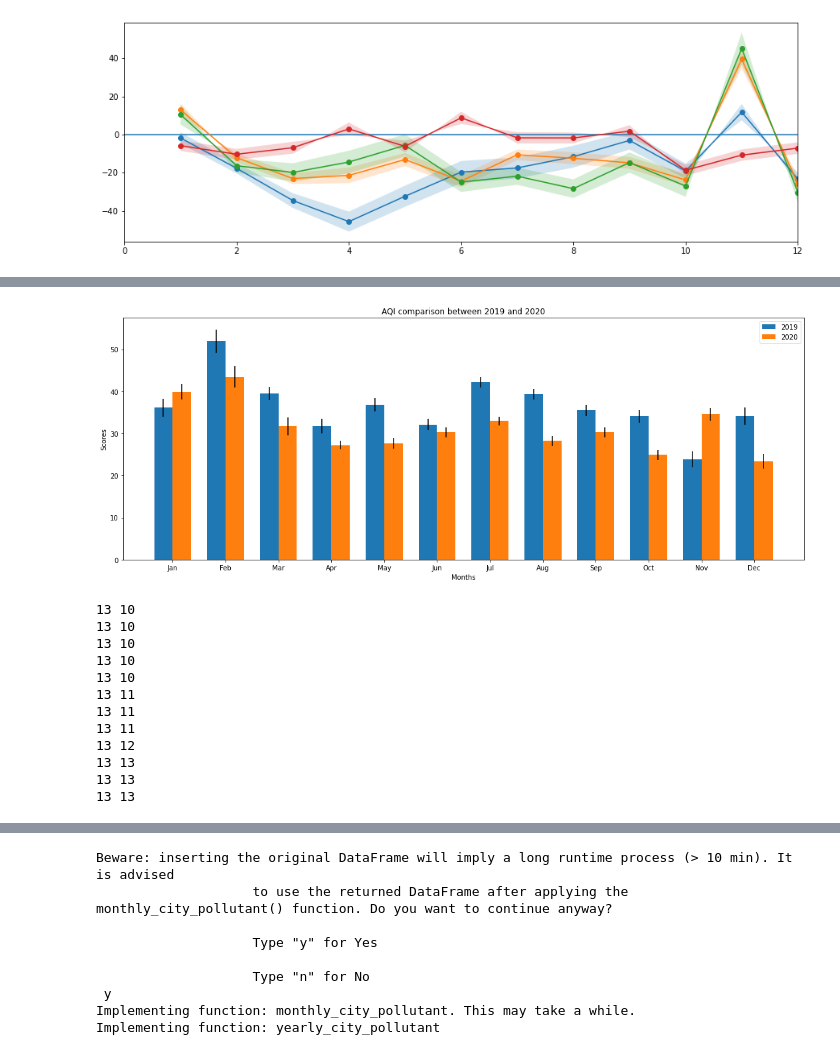
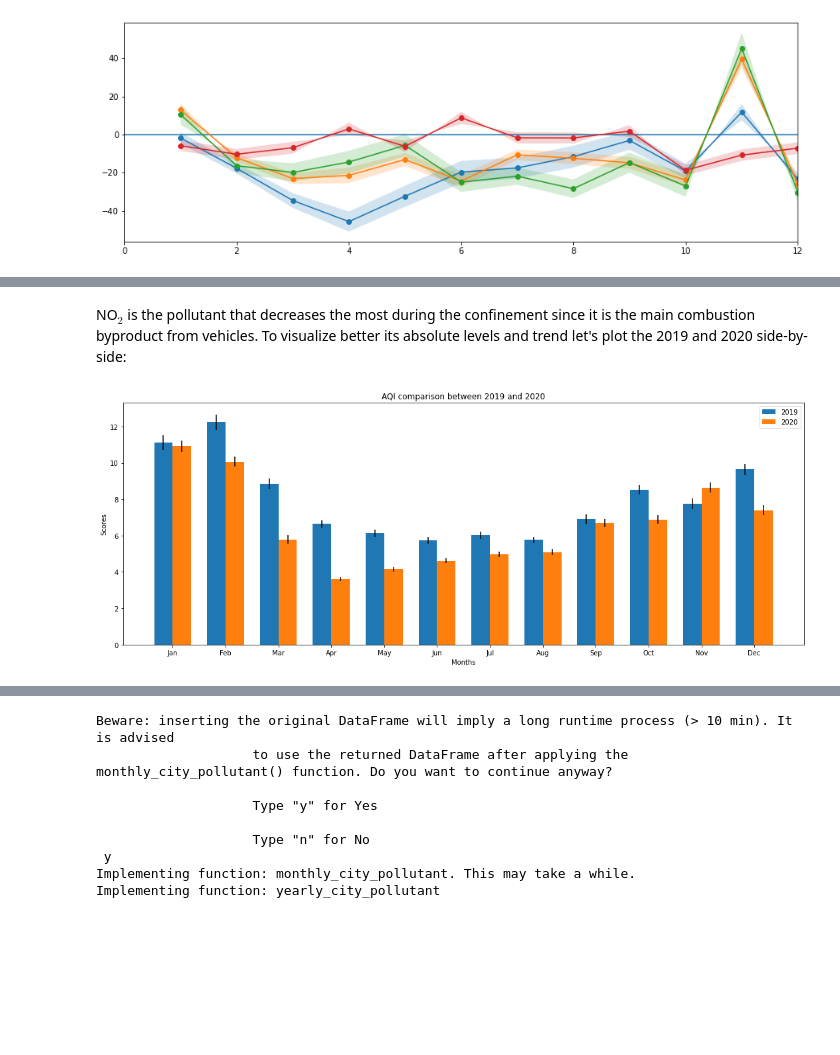
Before and after one commit to PabloVales/Air_Pollution_Covid, a Jupyter notebook: AQI_study_final.ipynb, the cells around one changed output, grey strips where cells are left out. Saved outputs shown, nothing was run; the diff lists cells and outputs as text; code cells hidden in the pictures; blank space fills up the shorter version.

Commit message:
final changes. Prettify graphs

```diff
--- a/AQI_study_final.ipynb
+++ b/AQI_study_final.ipynb
@@ -1187,29 +949,33 @@ month_country_AQI_df.head(12)
+# %% [markdown]
+NO$_2$ is the pollutant that decreases the most during the confinement since it is the main combustion byproduct from vehicles. To visualize better its absolute levels and trend let's plot the 2019 and 2020 side-by-side:
 # %%
-year_19 =  month_country_AQI_df[(month_country_AQI_df.Date.dt.year == 2019)].AQI
-year_20 =  month_country_AQI_df[(month_country_AQI_df.Date.dt.year == 2020)].AQI
+# Graphs a bar plot with 2019-2020 absolute values of NO2 AQI.
 
-err_19 = month_country_AQI_df[(month_country_AQI_df.Date.dt.year == 2019)]['conf_interval_95%']
-err_20 = month_country_AQI_df[(month_country_AQI_df.Date.dt.year == 2020)]['conf_interval_95%']
+year_19 =  df_month_pollut_19[df_month_pollut_19.Pollutant == 'no2'].sort_values(by='Month').AQI
+year_20 =  df_month_pollut_20[df_month_pollut_20.Pollutant == 'no2'].sort_values(by='Month').AQI
+
+err_19 = df_month_pollut_19[df_month_pollut_19.Pollutant == 'no2'].sort_values(by='Month')['conf_interval_95%']
+err_20 = df_month_pollut_20[df_month_pollut_20.Pollutant == 'no2'].sort_values(by='Month')['conf_interval_95%']
 
 labels = ['Jan', 'Feb', 'Mar', 'Apr', 'May', 'Jun', 'Jul', 'Aug', 'Sep', 'Oct', 'Nov', 'Dec']
 
 x = np.arange(len(labels))
 width = 0.35
 
 fig, ax = plt.subplots()
 rects1 = ax.bar(x - width/2, year_19, width, label='2019', yerr= err_19)
 rects2 = ax.bar(x + width/2, year_20, width, label='2020', yerr= err_20)
 
 
 ax.set_ylabel('Scores')
 ax.set_xlabel('Months')
 ax.set_title('AQI comparison between 2019 and 2020')
 ax.set_xticks(x)
 ax.set_xticklabels(labels)
 ax.legend()
 
 fig.tight_layout()
 
 plt.show()
 # %% [output]
-[figure, old version]
+[figure, new version]
@@ -1284,20 +981,0 @@ def month_t_conf_interval_country(df_a, df_b, percent=True, unequal_var=True, al
-# %%
-df_month_2019 = month_country_AQI_df[(month_country_AQI_df.Date.dt.year == 2019)]
-df_month_2020 = month_country_AQI_df[(month_country_AQI_df.Date.dt.year == 2020)]
-
-# Confidence intervals for all months of 2019-2020 years:
-
-df_conf = month_t_conf_interval_country(df_month_2020, df_month_2019, unequal_var=True, percent=False)
-# %% [output]
-13 10
-13 10
-13 10
-13 10
-13 10
-13 11
-13 11
-13 11
-13 12
-13 13
-13 13
-13 13
```
Also changed, not shown: parts of 80 cells of this notebook, 2 other files.
